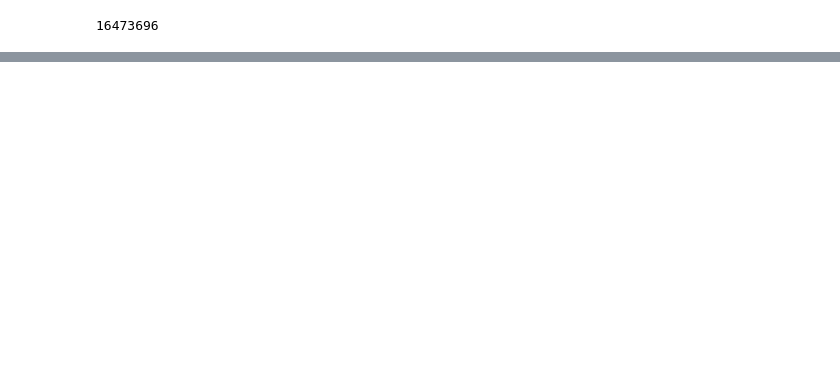
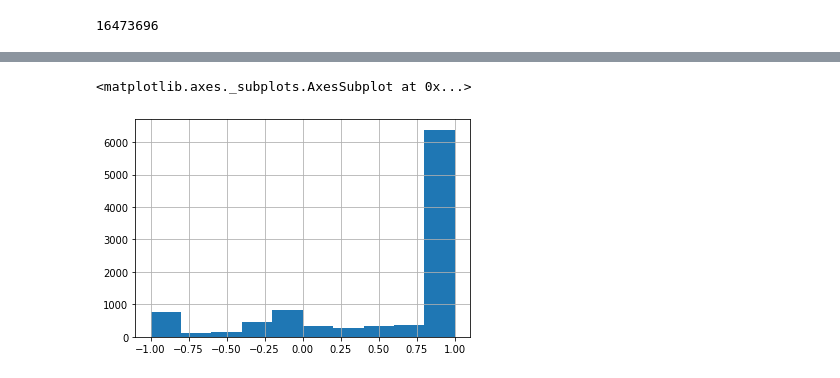
Before and after one commit to BunnyNoBugs/emotions-bot, a Jupyter notebook: emotions_bot.ipynb, the cells around one changed output, grey strips where cells are left out. Cells and saved outputs as stored; diff of their text form; code cells hidden in the pictures; blank space fills up the shorter version.

```diff
--- a/emotions_bot.ipynb
+++ b/emotions_bot.ipynb
@@ -89,5 +139,5 @@ array([[0.53084827, 0.46915173],
 # %%
-all_tweets = df['text'].apply(lambda x: ' '.join([i for i in TweetTokenizer().tokenize(x.lower())
+all_tweets = df['text'].apply(lambda x: ' '.join([i for i in tw.tokenize(x.lower())
                                                   if ('http' not in i) and ('@' not in i) and (i not in ['rt', ':'])]))
 all_tweets = '\n'.join(list(all_tweets))
 # %%
@@ -182,0 +222,6 @@ None
+# %%
+def scale_prob(prob):
+    return prob * 2 - 1
+# %%
+df_all = pd.DataFrame(generated_all, columns=['text'])
+df_all.sample(5)
@@ -182,0 +235,4 @@ None
+# %%
+%%time
+
+df_all['sentiment'] = df_all['text'].apply(lambda x: scale_prob(grid.predict_proba([x])[0][1]))
@@ -182,0 +241,5 @@ None
+# %%
+df_all['sentiment'].hist()
+# %% [output]
+<matplotlib.axes._subplots.AxesSubplot at 0x...>
+[figure, added]
```
Also changed, not shown: parts of 32 cells of this notebook, 5 other files.
